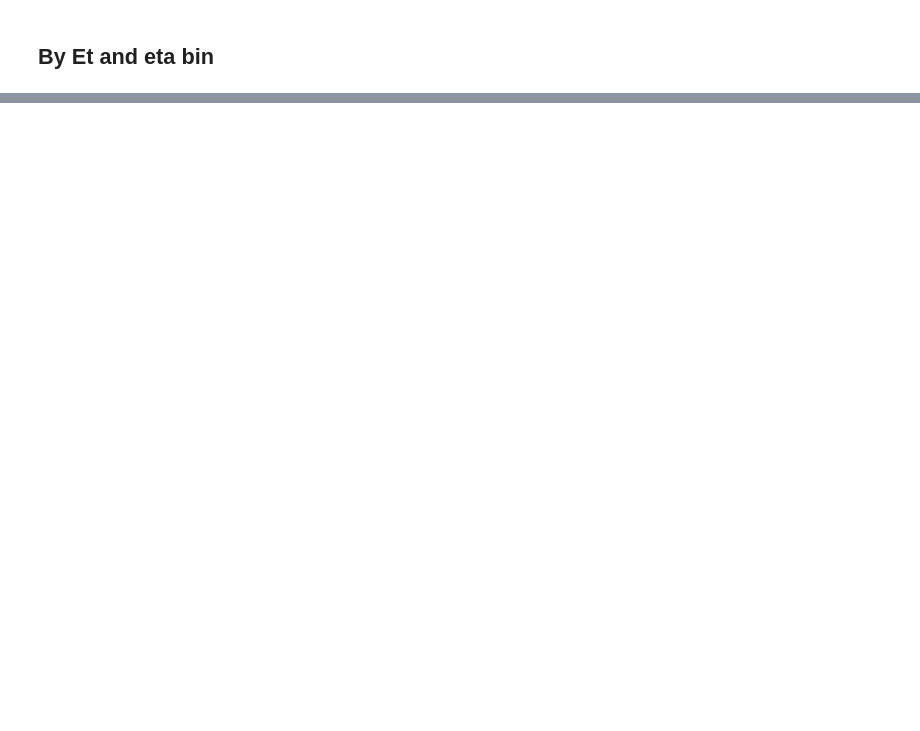
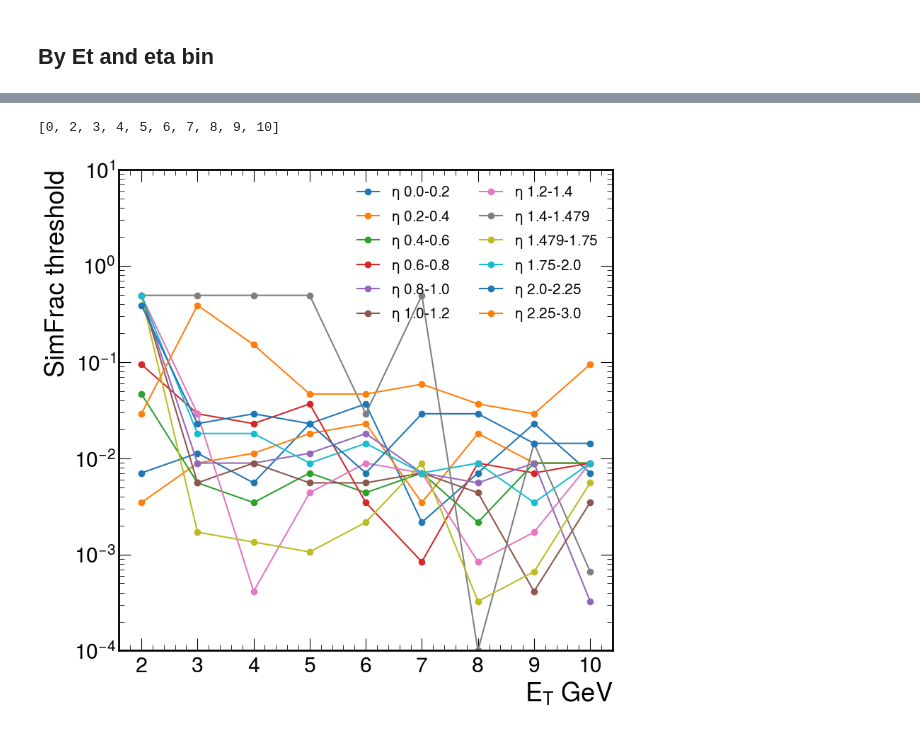
Before and after one commit to valsdav/DeepSuperCluster, a Jupyter notebook: NtuplesProduction/check_input_dataset/SimFraction_lowEt_checks.ipynb, the cells around one changed output, grey strips where cells are left out. Saved outputs shown, nothing was run; the diff lists cells and outputs as text; code cells hidden in the pictures; blank space fills up the shorter version.

```diff
--- a/NtuplesProduction/check_input_dataset/SimFraction_lowEt_checks.ipynb
+++ b/NtuplesProduction/check_input_dataset/SimFraction_lowEt_checks.ipynb
@@ -291,15 +189,0 @@ for i in range(len(etas)-1):
-# %%
-f, axs = plt.subplots(3,4, figsize=(35,27), dpi=60)
-
-for i in range(len(etas)-1):
-    ax = axs[i//4][i% 4]
-    for y in range(len(ets)-1):
-        a = res[(res.eta_bin == i) & (res.et_bin==y)]
-        ax.fill_between(a.thr, a.EoEtrue_68width-a.rel_err,a.EoEtrue_68width+a.rel_err, label='$E_T$ {}-{}'.format(ets[y], ets[y+1]), alpha=0.4, )
-
-    ax.text(0.1,0.9, "Eta {}-{}".format(etas[i],etas[i+1]),fontsize="x-small",transform=ax.transAxes)
-    ax.legend(fontsize="xx-small", loc='upper right')
-    ax.set_ylabel("central 68% width")
-    ax.set_xlabel("PU/sig < X")
-    ax.set_xlim(0.0005, 100)
-    ax.set_xscale("log")
@@ -307,0 +190,13 @@ for i in range(len(etas)-1):
+# %%
+def bin_analysis(df):
+    line = df.iloc[df["EoEtrue_68width"].argmin()]
+    return pd.Series({
+        "thr": line['thr'],
+        "scale": line["EoEtrue_68width"],
+        "width": line["EoEtrue_68width"]
+    })
+
+a = res.groupby(['et_bin','eta_bin']).apply(bin_analysis)
+# %%
+a.reset_index(level=0, inplace=True)
+a.reset_index(level=0, inplace=True)
@@ -307,0 +219,22 @@ for i in range(len(etas)-1):
+# %%
+ets
+# %% [output]
+[0, 2, 3, 4, 5, 6, 7, 8, 9, 10]
+# %%
+f, ax = plt.subplots(1,1, figsize=(9,9), dpi=100)
+
+for i in range(len(etas)-1):
+    b = a[a.eta_bin == i]
+    ax.plot(b.et_bin, b.thr, label='$\eta$ {}-{}'.format(etas[i], etas[i+1]), marker="o")
+
+ax.legend(fontsize="xx-small", loc='upper right', ncol=2)
+ax.set_ylabel("SimFrac threshold")
+ax.set_xlabel("$E_T$ GeV")
+ax.set_ylim(1e-4, 10)
+ax.set_yscale("log")
+ax.set_xticks(list(range(len(ets)-1)))
+ax.set_xticklabels(["{}".format(et) for et in ets[1:]])
+
+f.savefig(outputdir+'/Scale_smallEt_{}_{}.png'.format(ets[iet],ets[iet+1]))
+# %% [output]
+[figure, added]
```
Also changed, not shown: parts of 29 cells of this notebook, 6 other files.
